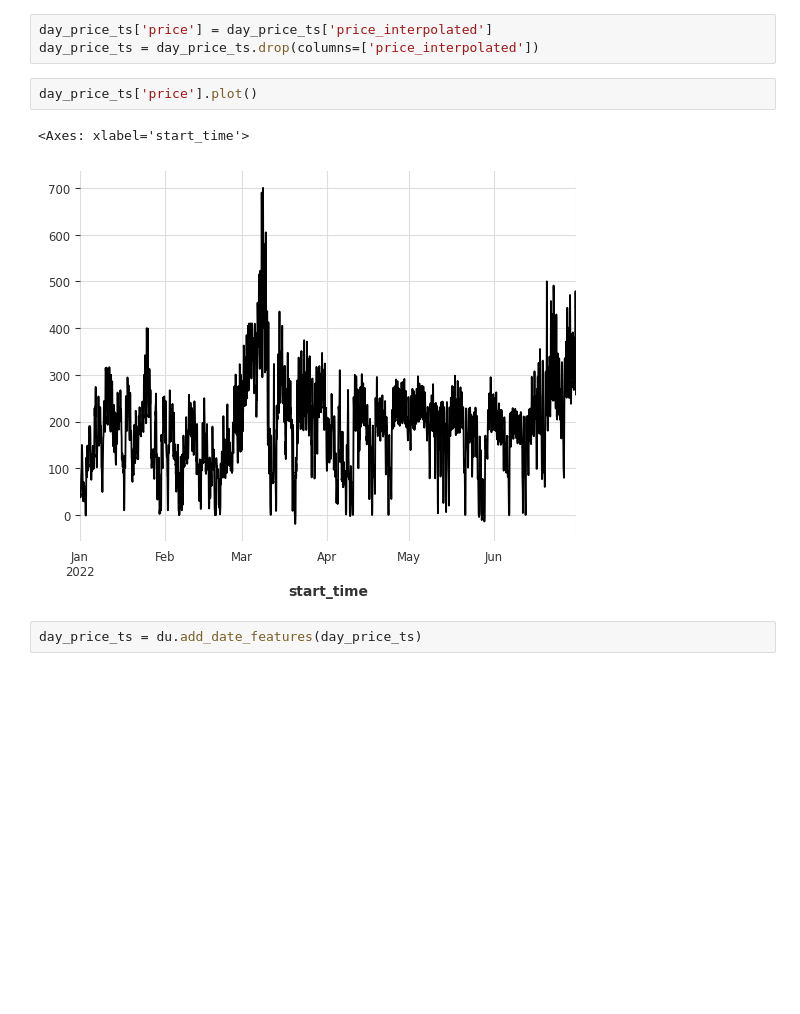
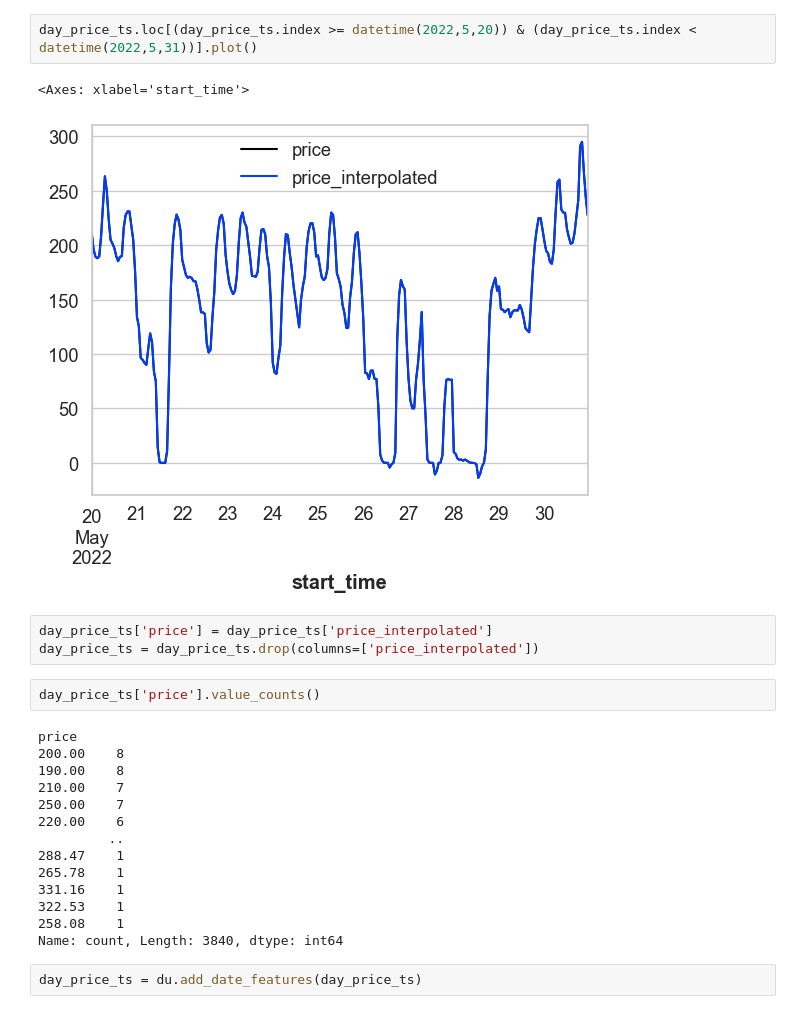
Before and after one commit to matt-lvk/energy_market_toymodel, a Jupyter notebook: forecasting.ipynb, the cells around one changed output. Drawn from its saved outputs; the diff is of its cells as text; blank space fills up the shorter version.

```diff
--- a/forecasting.ipynb
+++ b/forecasting.ipynb
@@ -79,11 +108,27 @@ plt.show();
+# %%
+day_price_ts.loc[(day_price_ts.index >= datetime(2022,5,20)) & (day_price_ts.index < datetime(2022,5,31))].plot()
+# %% [output]
+<Axes: xlabel='start_time'>
+[figure, added]
 # %%
 day_price_ts['price'] = day_price_ts['price_interpolated']
 day_price_ts = day_price_ts.drop(columns=['price_interpolated'])
 # %%
-day_price_ts['price'].plot()
+day_price_ts['price'].value_counts()
 # %% [output]
-<Axes: xlabel='start_time'>
+price
+200.00    8
+190.00    8
+210.00    7
+250.00    7
+220.00    6
+         ..
+288.47    1
+265.78    1
+331.16    1
+322.53    1
+258.08    1
+Name: count, Length: 3840, dtype: int64
-[figure, removed]
 # %%
 day_price_ts = du.add_date_features(day_price_ts)
 # %%
```
Also changed, not shown: parts of 29 cells of this notebook, 8 other files.
